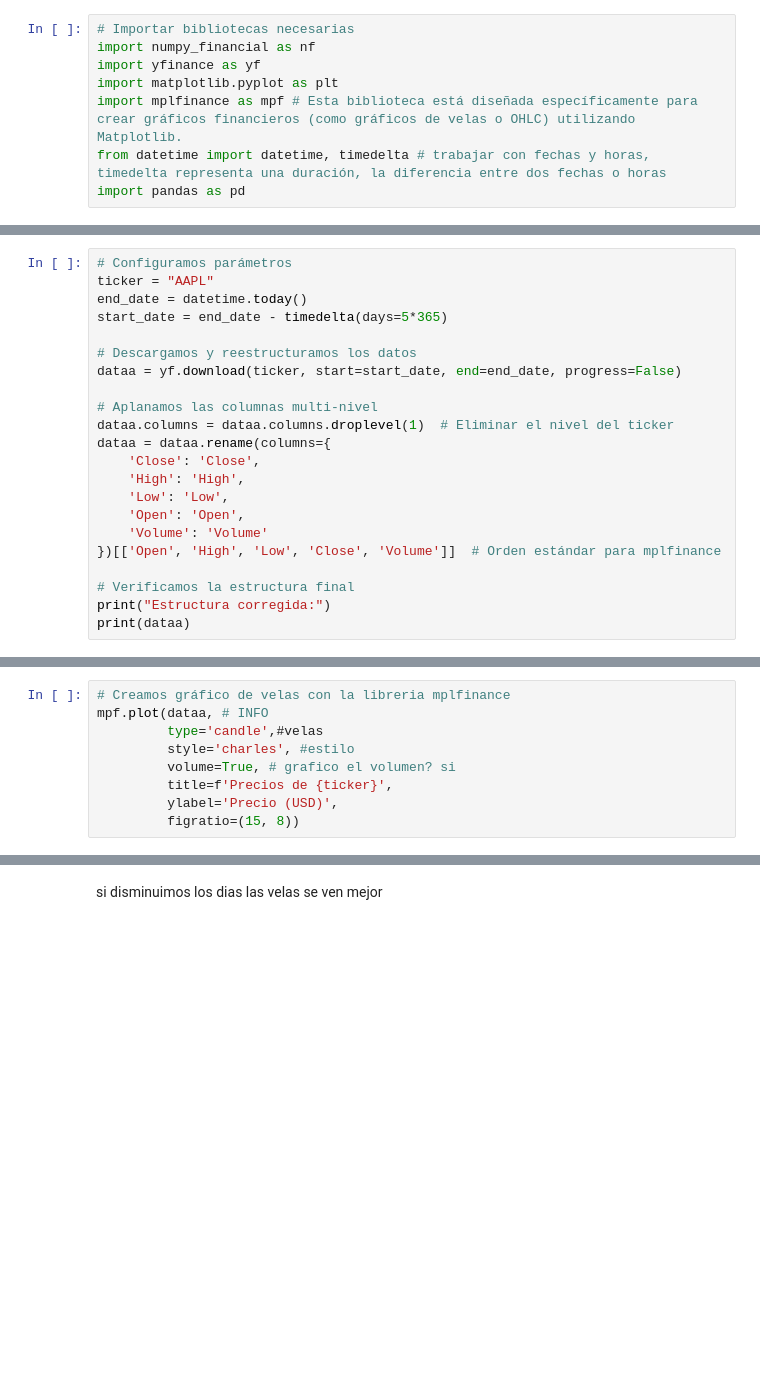
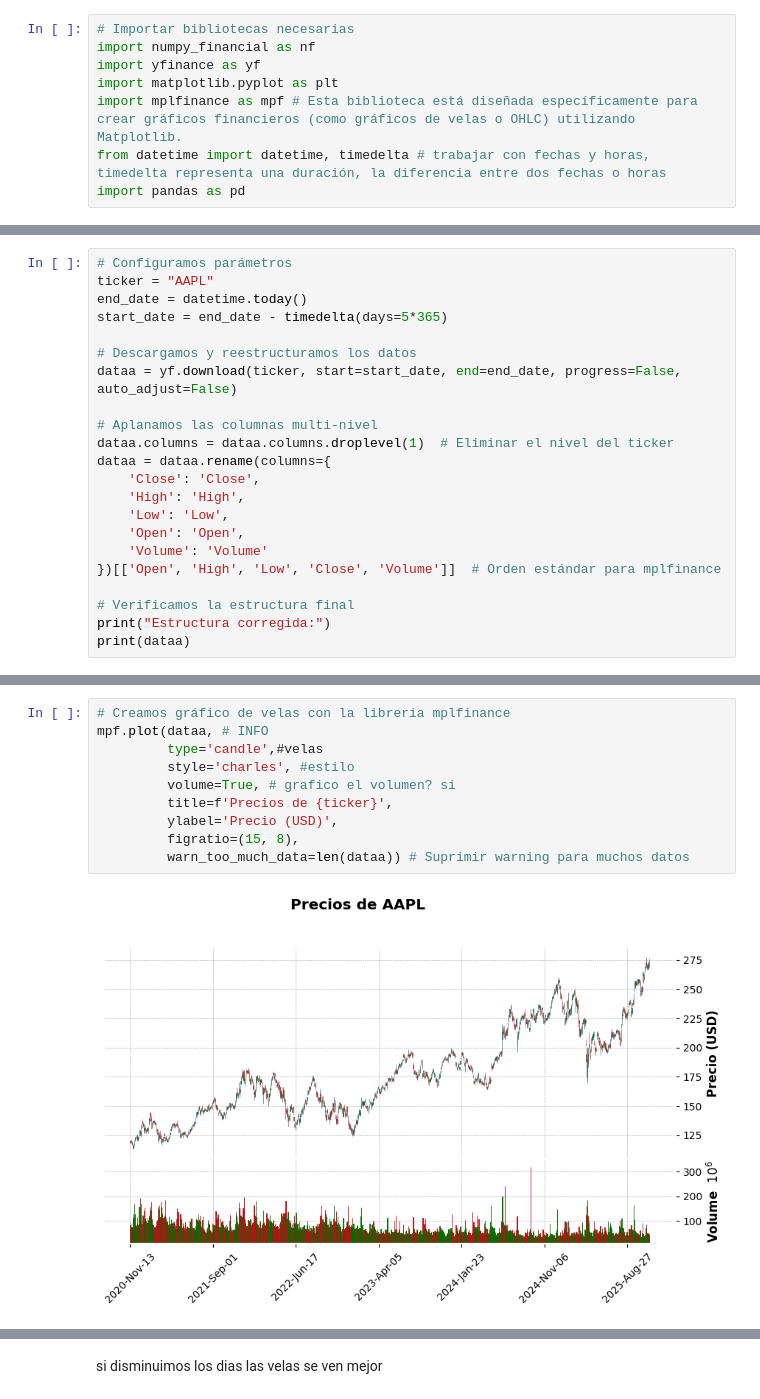
Before and after one commit to alexballera/laboratorio-tgad-fce, a Jupyter notebook: resumenes/integracion1-graficos-dataframe--recap-inversiones/Integracion_Inversiones_I.ipynb, the cells around one changed output, grey strips where cells are left out. Drawn from its saved outputs; the diff is of its cells as text; blank space fills up the shorter version.

```diff
--- a/resumenes/integracion1-graficos-dataframe--recap-inversiones/Integracion_Inversiones_I.ipynb
+++ b/resumenes/integracion1-graficos-dataframe--recap-inversiones/Integracion_Inversiones_I.ipynb
@@ -391,7 +435,7 @@ end_date = datetime.today()
 start_date = end_date - timedelta(days=5*365)
 
 # Descargamos y reestructuramos los datos
-dataa = yf.download(ticker, start=start_date, end=end_date, progress=False)
+dataa = yf.download(ticker, start=start_date, end=end_date, progress=False, auto_adjust=False)
 
 # Aplanamos las columnas multi-nivel
 dataa.columns = dataa.columns.droplevel(1)  # Eliminar el nivel del ticker
@@ -409,9 +470,12 @@ print(dataa)
 # %%
 # Creamos gráfico de velas con la libreria mplfinance
 mpf.plot(dataa, # INFO
          type='candle',#velas
          style='charles', #estilo
          volume=True, # grafico el volumen? si
          title=f'Precios de {ticker}',
          ylabel='Precio (USD)',
-         figratio=(15, 8))
+         figratio=(15, 8),
+         warn_too_much_data=len(dataa)) # Suprimir warning para muchos datos
+# %% [output]
+[figure, added]
```
Also changed, not shown: parts of 62 cells of this notebook, 1 other file.
